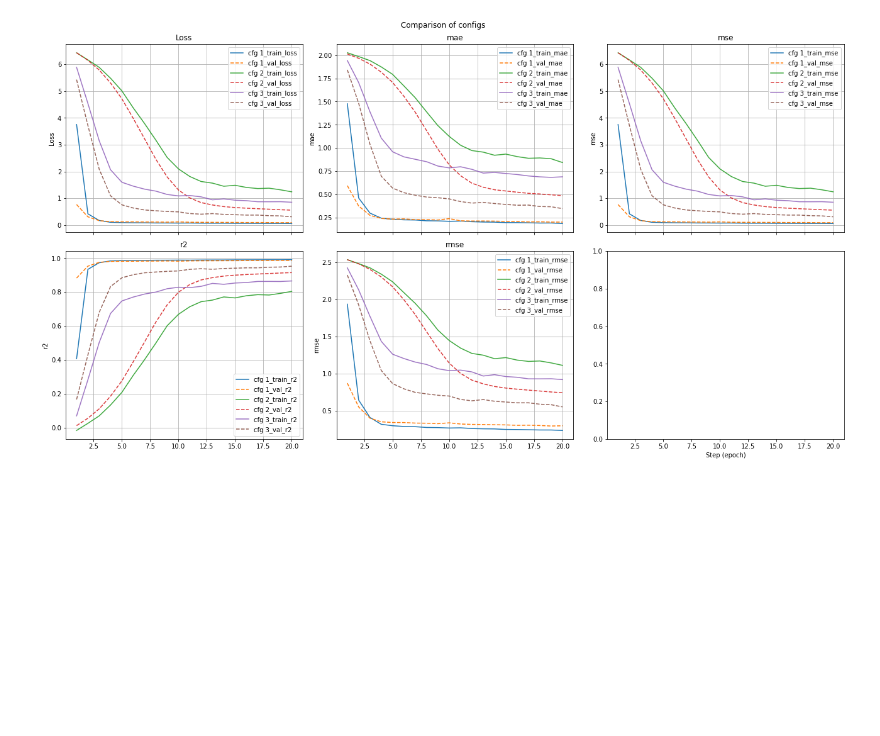
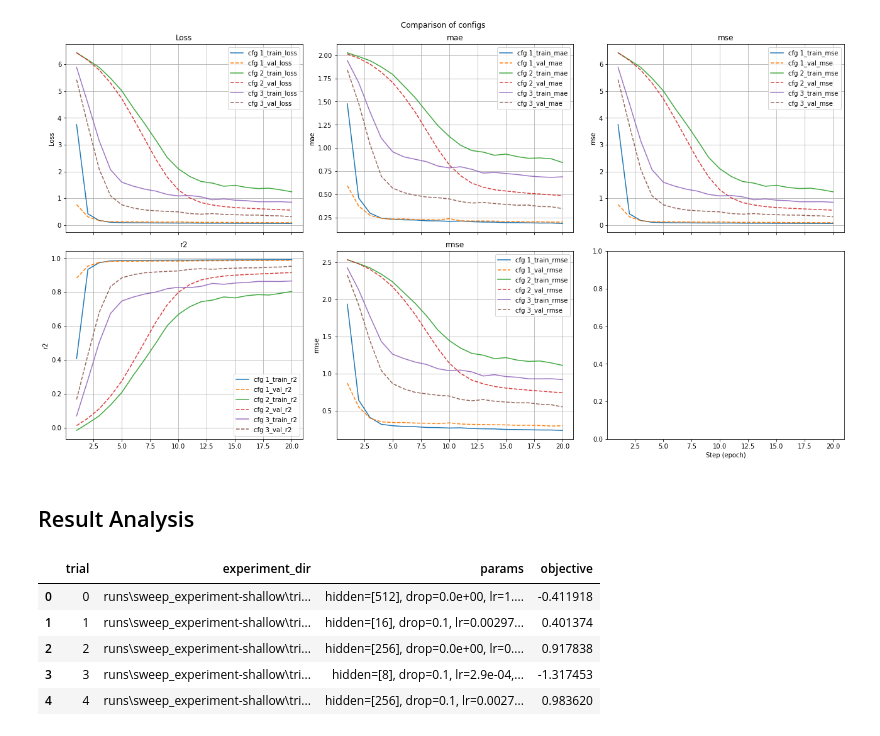
Before and after one commit to zhenchenZ/dl_training_template, a Jupyter notebook: 003-hyper_param_sweeping.ipynb, the cells around one changed output. Drawn from its saved outputs; the diff is of its cells as text; code cells hidden in the pictures; blank space fills up the shorter version.

```diff
--- a/003-hyper_param_sweeping.ipynb
+++ b/003-hyper_param_sweeping.ipynb
@@ -114,0 +98,40 @@ plt.show()
+# %% [markdown]
+## Result Analysis
+# %%
+import json
+
+from src.report import save_sweep_best_summary
+
+def format_hparams_for_label(hparams: dict) -> str:
+    """
+    Convert a dict of hyperparameters into a concise, human-readable string label.
+    Example:
+    >>> hparams = {
+    ...     'model.hidden_dims': [128],
+    ...     'model.dropout': 0.0,
+    ...     'optim.lr': 0.0030415922961,
+    ...     'optim.weight_decay': 5.4284464926298775e-06
+    ... }
+    >>> format_hparams_for_label(hparams)
+    'hidden=[128], drop=0.0, lr=3.0e-3, wd=5.4e-6'
+    """
+    def shorten(key: str) -> str:
+        # Strip redundant prefixes and use short aliases
+        key = key.replace("model.", "").replace("optim.", "")
+        aliases = {"hidden_dims": "hidden", "dropout": "drop", "lr": "lr", "weight_decay": "wd"}
+        return aliases.get(key, key)
+
+    def format_val(val):
+        # Format floats compactly
+        if isinstance(val, float):
+            if abs(val) >= 1e-3 and abs(val) < 1e3:
+                return f"{val:.3g}"
+            else:
+                return f"{val:.1e}"
+        elif isinstance(val, list):
+            return "[" + ",".join(map(str, val)) + "]"
+        else:
+            return str(val)
+
+    parts = [f"{shorten(k)}={format_val(v)}" for k, v in hparams.items()]
+    return ", ".join(parts)
@@ -114,0 +143,9 @@ plt.show()
+# %%
+sweep_log_df.head()
+# %% [output]
+|  | trial | experiment_dir | params | objective |
+| 0 | 0 | runs\sweep_experiment-shallow\tri... | hidden=[512], drop=0.0e+00, lr=1.... | -0.411918 |
+| 1 | 1 | runs\sweep_experiment-shallow\tri... | hidden=[16], drop=0.1, lr=0.00297... | 0.401374 |
+| 2 | 2 | runs\sweep_experiment-shallow\tri... | hidden=[256], drop=0.0e+00, lr=0.... | 0.917838 |
+| 3 | 3 | runs\sweep_experiment-shallow\tri... | hidden=[8], drop=0.1, lr=2.9e-04,... | -1.317453 |
+| 4 | 4 | runs\sweep_experiment-shallow\tri... | hidden=[256], drop=0.1, lr=0.0027... | 0.983620 |
```
Also changed, not shown: parts of 4 cells of this notebook, 3 other files.
